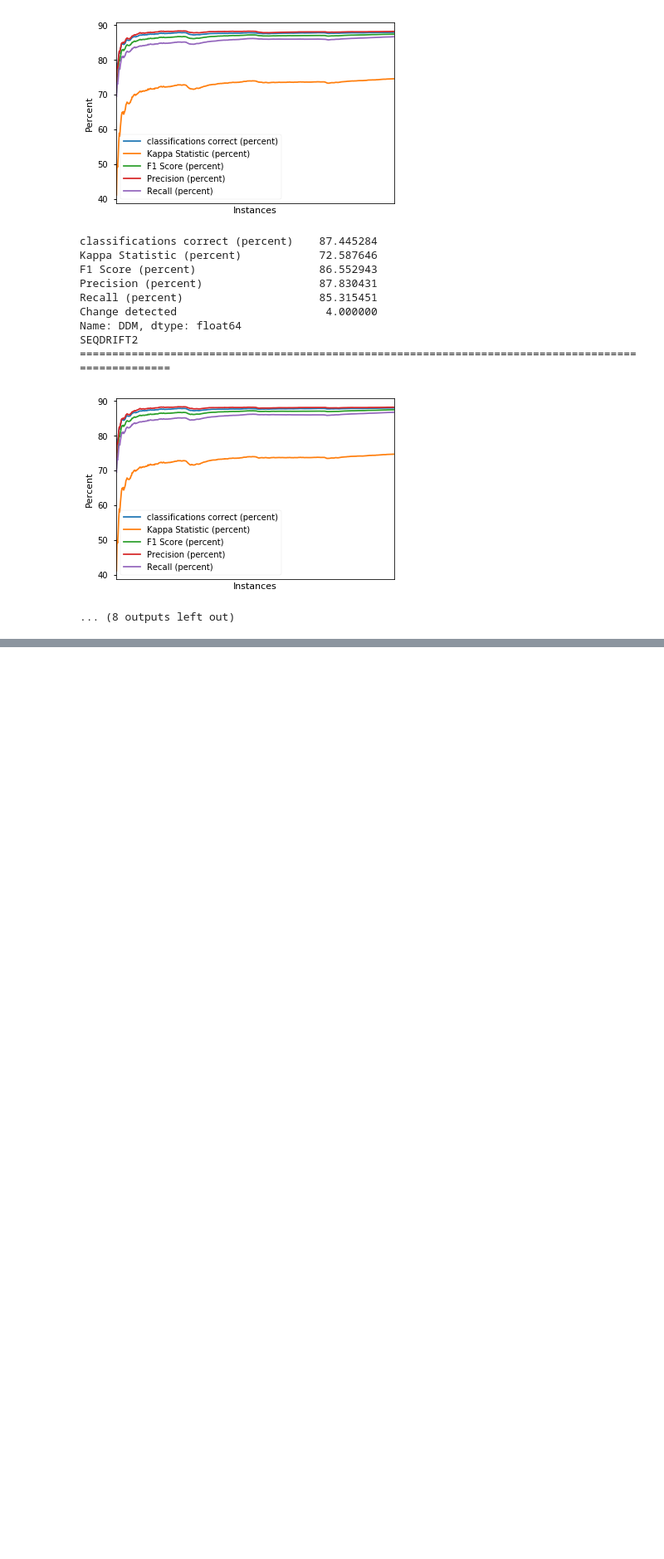
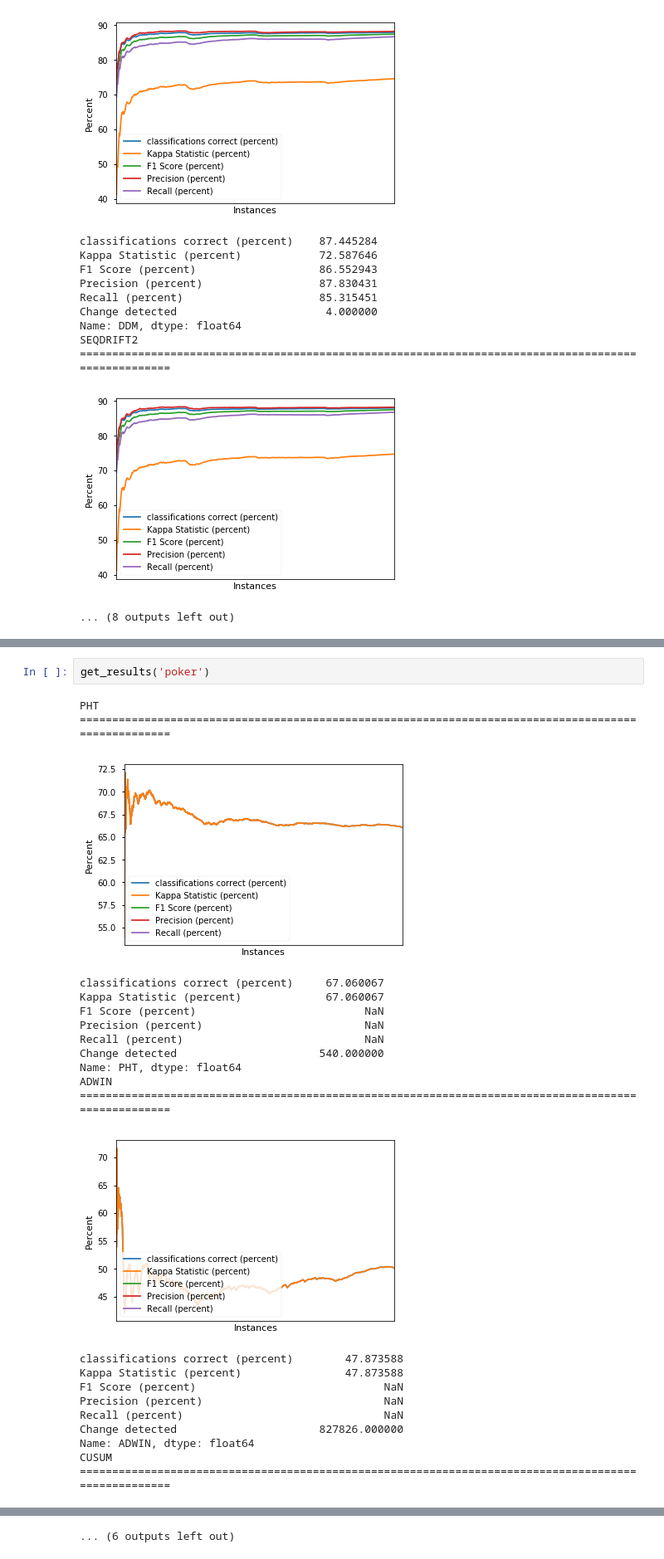
Before and after one commit to hoeztutar/drift_behaviour, a Jupyter notebook: moa_outputs/Get Plots.ipynb, the cells around one changed output, grey strips where cells are left out. Shown at 83% size. Cells and saved outputs as stored; diff of their text form; blank space fills up the shorter version.

```diff
--- a/moa_outputs/Get Plots.ipynb
+++ b/moa_outputs/Get Plots.ipynb
@@ -304,0 +413,25 @@ TypeError: Could not convert 90.085.583.082.580.8000000000000180.166666666666668
+# %%
+get_results('poker')
+# %% [output]
+PHT
+====================================================================================================
+[figure, added]
+classifications correct (percent)     67.060067
+Kappa Statistic (percent)             67.060067
+F1 Score (percent)                          NaN
+Precision (percent)                         NaN
+Recall (percent)                            NaN
+Change detected                      540.000000
+Name: PHT, dtype: float64
+ADWIN
+====================================================================================================
+[figure, added]
+classifications correct (percent)        47.873588
+Kappa Statistic (percent)                47.873588
+F1 Score (percent)                             NaN
+Precision (percent)                            NaN
+Recall (percent)                               NaN
+Change detected                      827826.000000
+Name: ADWIN, dtype: float64
+CUSUM
+====================================================================================================
@@ -304,0 +469 @@ TypeError: Could not convert 90.085.583.082.580.8000000000000180.166666666666668
+... (6 outputs left out)
```
Also changed, not shown: parts of 5 cells of this notebook, 40 other files.
